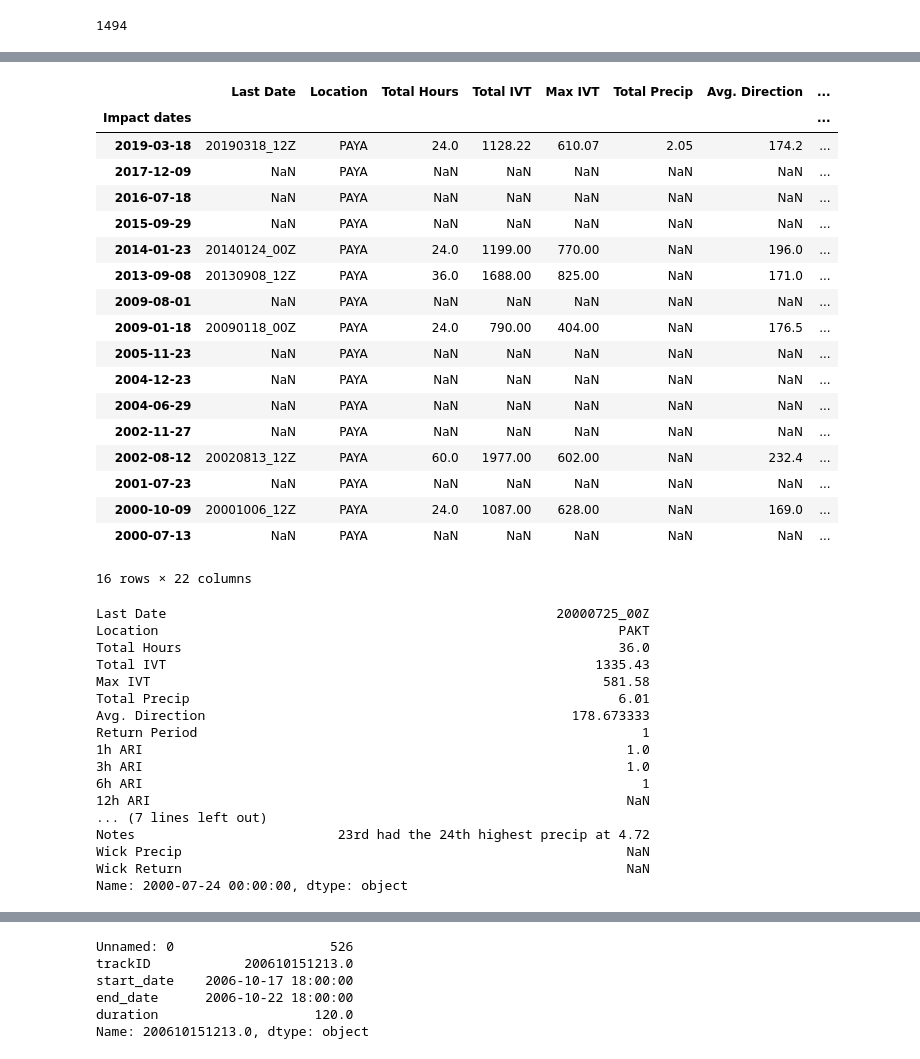
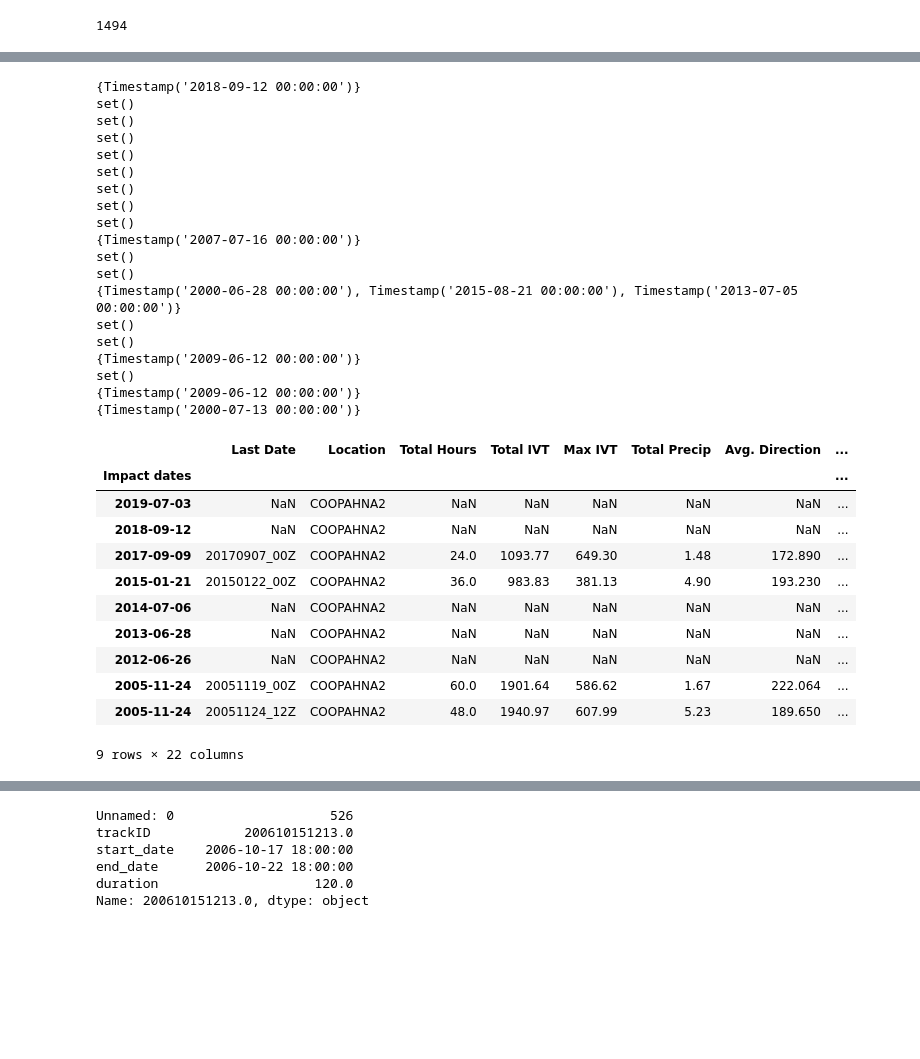
Before and after one commit to dlnash/SEAK_AR_impacts, a Jupyter notebook: analysis/preprocess_ivt_prec_freezing-level_station.ipynb, the cells around one changed output, grey strips where cells are left out. Cells and saved outputs as stored; diff of their text form; code cells hidden in the pictures; blank space fills up the shorter version.

```diff
--- a/analysis/preprocess_ivt_prec_freezing-level_station.ipynb
+++ b/analysis/preprocess_ivt_prec_freezing-level_station.ipynb
@@ -215,43 +209,38 @@ set(a) ^ set(b)
+# %%
+for i, ar in enumerate(ar_impact_lst):
+    print(ar)
+# %% [output]
+{Timestamp('2018-09-12 00:00:00')}
+set()
+set()
+set()
+set()
+set()
+set()
+set()
+set()
+{Timestamp('2007-07-16 00:00:00')}
+set()
+set()
+{Timestamp('2000-06-28 00:00:00'), Timestamp('2015-08-21 00:00:00'), Timestamp('2013-07-05 00:00:00')}
+set()
+set()
+{Timestamp('2009-06-12 00:00:00')}
+set()
+{Timestamp('2009-06-12 00:00:00')}
+{Timestamp('2000-07-13 00:00:00')}
 # %%
-impact_df.loc[(impact_df['Location'] == 'PAYA')][:20]
+impact_df.loc[(impact_df['Location'] == 'COOPAHNA2')]
 # %% [output]
 |  | Last Date | Location | Total Hours | Total IVT | Max IVT | Total Precip | Avg. Direction | ... |
 | Impact dates |  |  |  |  |  |  |  | ... |
-| 2019-03-18 | 20190318_12Z | PAYA | 24.0 | 1128.22 | 610.07 | 2.05 | 174.2 | ... |
-| 2017-12-09 | NaN | PAYA | NaN | NaN | NaN | NaN | NaN | ... |
-| 2016-07-18 | NaN | PAYA | NaN | NaN | NaN | NaN | NaN | ... |
-| 2015-09-29 | NaN | PAYA | NaN | NaN | NaN | NaN | NaN | ... |
-| 2014-01-23 | 20140124_00Z | PAYA | 24.0 | 1199.00 | 770.00 | NaN | 196.0 | ... |
-| 2013-09-08 | 20130908_12Z | PAYA | 36.0 | 1688.00 | 825.00 | NaN | 171.0 | ... |
-| 2009-08-01 | NaN | PAYA | NaN | NaN | NaN | NaN | NaN | ... |
-| 2009-01-18 | 20090118_00Z | PAYA | 24.0 | 790.00 | 404.00 | NaN | 176.5 | ... |
-| 2005-11-23 | NaN | PAYA | NaN | NaN | NaN | NaN | NaN | ... |
-| 2004-12-23 | NaN | PAYA | NaN | NaN | NaN | NaN | NaN | ... |
-| 2004-06-29 | NaN | PAYA | NaN | NaN | NaN | NaN | NaN | ... |
-| 2002-11-27 | NaN | PAYA | NaN | NaN | NaN | NaN | NaN | ... |
-| 2002-08-12 | 20020813_12Z | PAYA | 60.0 | 1977.00 | 602.00 | NaN | 232.4 | ... |
-| 2001-07-23 | NaN | PAYA | NaN | NaN | NaN | NaN | NaN | ... |
-| 2000-10-09 | 20001006_12Z | PAYA | 24.0 | 1087.00 | 628.00 | NaN | 169.0 | ... |
-| 2000-07-13 | NaN | PAYA | NaN | NaN | NaN | NaN | NaN | ... |
+| 2019-07-03 | NaN | COOPAHNA2 | NaN | NaN | NaN | NaN | NaN | ... |
+| 2018-09-12 | NaN | COOPAHNA2 | NaN | NaN | NaN | NaN | NaN | ... |
+| 2017-09-09 | 20170907_00Z | COOPAHNA2 | 24.0 | 1093.77 | 649.30 | 1.48 | 172.890 | ... |
+| 2015-01-21 | 20150122_00Z | COOPAHNA2 | 36.0 | 983.83 | 381.13 | 4.90 | 193.230 | ... |
+| 2014-07-06 | NaN | COOPAHNA2 | NaN | NaN | NaN | NaN | NaN | ... |
+| 2013-06-28 | NaN | COOPAHNA2 | NaN | NaN | NaN | NaN | NaN | ... |
+| 2012-06-26 | NaN | COOPAHNA2 | NaN | NaN | NaN | NaN | NaN | ... |
+| 2005-11-24 | 20051119_00Z | COOPAHNA2 | 60.0 | 1901.64 | 586.62 | 1.67 | 222.064 | ... |
+| 2005-11-24 | 20051124_12Z | COOPAHNA2 | 48.0 | 1940.97 | 607.99 | 5.23 | 189.650 | ... |
-16 rows × 22 columns
+9 rows × 22 columns
-# %%
-impact_sub = impact_df.loc[(impact_df['Location'] == 'PAKT')].iloc[-1]
-impact_sub
-# %% [output]
-Last Date                                                  20000725_00Z
-Location                                                           PAKT
-Total Hours                                                        36.0
-Total IVT                                                       1335.43
-Max IVT                                                          581.58
-Total Precip                                                       6.01
-Avg. Direction                                               178.673333
-Return Period                                                         1
-1h ARI                                                              1.0
-3h ARI                                                              1.0
-6h ARI                                                                1
-12h ARI                                                             NaN
-... (7 lines left out)
-Notes                          23rd had the 24th highest precip at 4.72
-Wick Precip                                                         NaN
-Wick Return                                                         NaN
-Name: 2000-07-24 00:00:00, dtype: object
```
Also changed, not shown: parts of 16 cells of this notebook, 1 other file.
